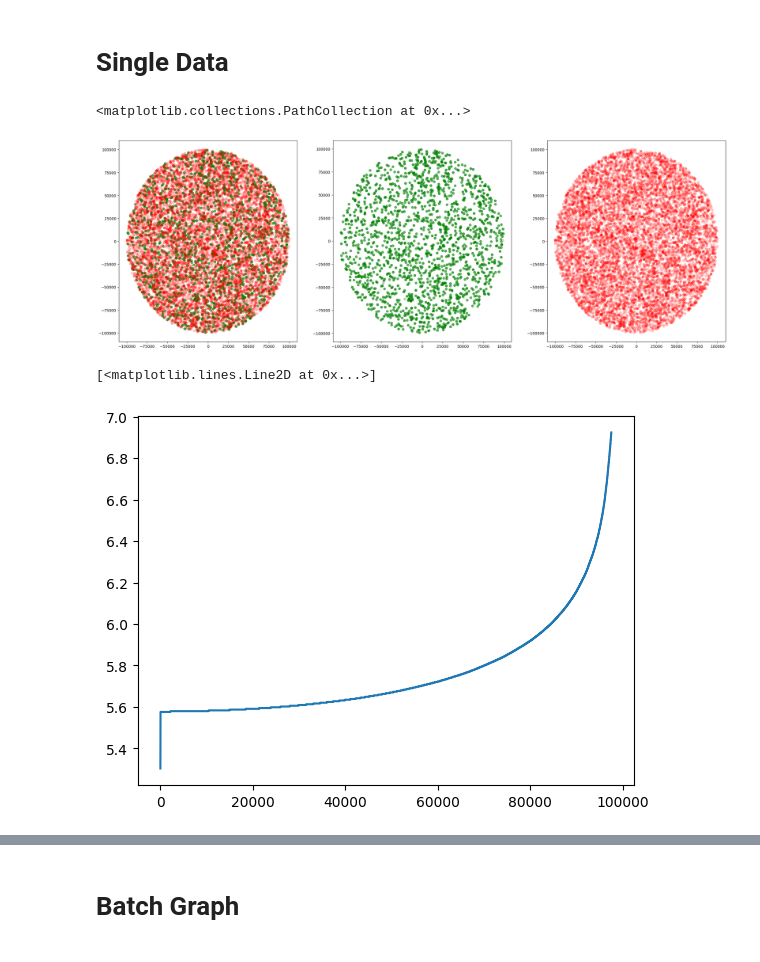
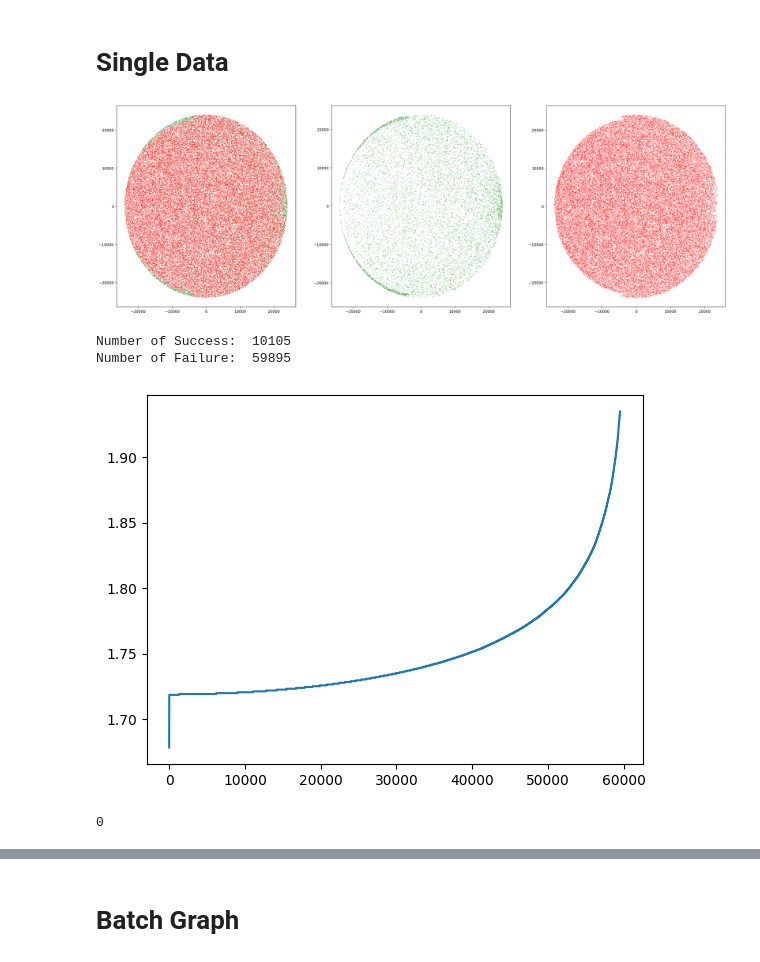
Before and after one commit to zbh888/LEOhandover, a Jupyter notebook: src/dataprocess.ipynb, the cells around one changed output, grey strips where cells are left out. Saved outputs shown, nothing was run; the diff lists cells and outputs as text; code cells hidden in the pictures.

Commit message:
data process

```diff
--- a/src/dataprocess.ipynb
+++ b/src/dataprocess.ipynb
@@ -43,7 +21,7 @@ for p in pos:
 # %% [markdown]
 # Single Data
 # %%
-with open('./LEOhandover/graph_datadata_object.pkl', 'rb') as inp:
+with open('../defaultres 2/graph_datadata_object.pkl', 'rb') as inp:
     data = pickle.load(inp)
 # %%
 # Collect UE's data handover from the satellite 1
@@ -81,11 +59,6 @@ for id in res:
     res_waiting_time[id] = np.log(r['timestamp'][-1] - r['timestamp'][0])
     res_success_or_failure[id] = r['isSuccess']
 
-# Can remove
-for id in res_success_or_failure:
-    if str(res_success_or_failure[id]) == 'S':
-        res_success_or_failure[id] = True
-
 for id in res:
     if res_success_or_failure[id]:
         waiting_time_success.append(res_waiting_time[id])
@@ -97,10 +70,10 @@ for id in res:
 
 num_range = 10
 alpha_values = np.linspace(0.1, 1.0, num_range)
-min_value_success = min(waiting_time_success)
-max_value_success = max(waiting_time_success)
-min_value_failure = min(waiting_time_failure)
-max_value_failure = max(waiting_time_failure)
+if len(waiting_time_success)!= 0: min_value_success = min(waiting_time_success)
+if len(waiting_time_success)!= 0: max_value_success = max(waiting_time_success)
+if len(waiting_time_failure)!= 0: min_value_failure = min(waiting_time_failure)
+if len(waiting_time_failure)!= 0: max_value_failure = max(waiting_time_failure)
 for id in res:
     if res_success_or_failure[id]:
         range_index = determine_range(res_waiting_time[id], min_value_success, max_value_success+1, num_range)
@@ -110,40 +83,51 @@ for id in res:
 # %%
 # import numpy as np
 fig, axes = plt.subplots(1, 3, figsize=(36*0.8, 12*0.8))
-
+size = 0.1
+UE_positions = data.UE_positions
 # Combined Graph
 pos_x = np.array([UE_positions[id][0] for id in UE_positions])
 pos_y = np.array([UE_positions[id][1] for id in UE_positions])
 res_success_or_failure_array = np.array([res_success_or_failure[id] for id in UE_positions])
 colors = np.where(res_success_or_failure_array, 'g', 'red')
 alpha = np.array([res_alpha[id] for id in UE_positions])
-axes[0].scatter(x=pos_x, y=pos_y, c=colors, alpha=alpha)
+axes[0].scatter(x=pos_x, y=pos_y, c=colors, alpha=1, s = size)
 
 # Success
 success_UE_positions = {}
 for id in UE_positions:
     if res_success_or_failure[id]:
         success_UE_positions[id] = UE_positions[id]
-pos_x = np.array([success_UE_positions[id][0] for id in success_UE_positions])
-pos_y = np.array([success_UE_positions[id][1] for id in success_UE_positions])
-alpha = np.array([res_alpha[id] for id in success_UE_positions])
-axes[1].scatter(x=pos_x, y=pos_y, c='g', alpha=alpha)
+if len(success_UE_positions) != 0:
+    pos_x = np.array([success_UE_positions[id][0] for id in success_UE_positions])
+    pos_y = np.array([success_UE_positions[id][1] for id in success_UE_positions])
+    alpha = np.array([res_alpha[id] for id in success_UE_positions])
+    axes[1].scatter(x=pos_x, y=pos_y, c='g', alpha=1, s = size)
 
 # Failure
 failure_UE_positions = {}
 for id in UE_positions:
     if not res_success_or_failure[id]:
         failure_UE_positions[id] = UE_positions[id]
-pos_x = np.array([failure_UE_positions[id][0] for id in failure_UE_positions])
-pos_y = np.array([failure_UE_positions[id][1] for id in failure_UE_positions])
-alpha = np.array([res_alpha[id] for id in failure_UE_positions])
-axes[2].scatter(x=pos_x, y=pos_y, c='r', alpha=alpha)
+if len(failure_UE_positions) != 0:
+    pos_x = np.array([failure_UE_positions[id][0] for id in failure_UE_positions])
+    pos_y = np.array([failure_UE_positions[id][1] for id in failure_UE_positions])
+    alpha = np.array([res_alpha[id] for id in failure_UE_positions])
+    axes[2].scatter(x=pos_x, y=pos_y, c='r', alpha=1, s = size)
 # %% [output]
-<matplotlib.collections.PathCollection at 0x...>
-[figure, old version]
+[figure, new version]
+# %%
+print("Number of Success: ", len(waiting_time_success))
+print("Number of Failure: ", len(waiting_time_failure))
+# %% [output]
+Number of Success:  10105
+Number of Failure:  59895
 # %%
-plt.plot(sorted(np.log(waiting_time_failure)))
+if len(waiting_time_failure) != 0: plt.plot(sorted(np.log(waiting_time_failure)))
 # %% [output]
-[<matplotlib.lines.Line2D at 0x...>]
-[figure, old version]
+[figure, new version]
+# %%
+determine_range(1, 1, 1.1, 10)
+# %% [output]
+0
 # %%
```
Also changed, not shown: parts of 4 cells of this notebook, 1 other file.
